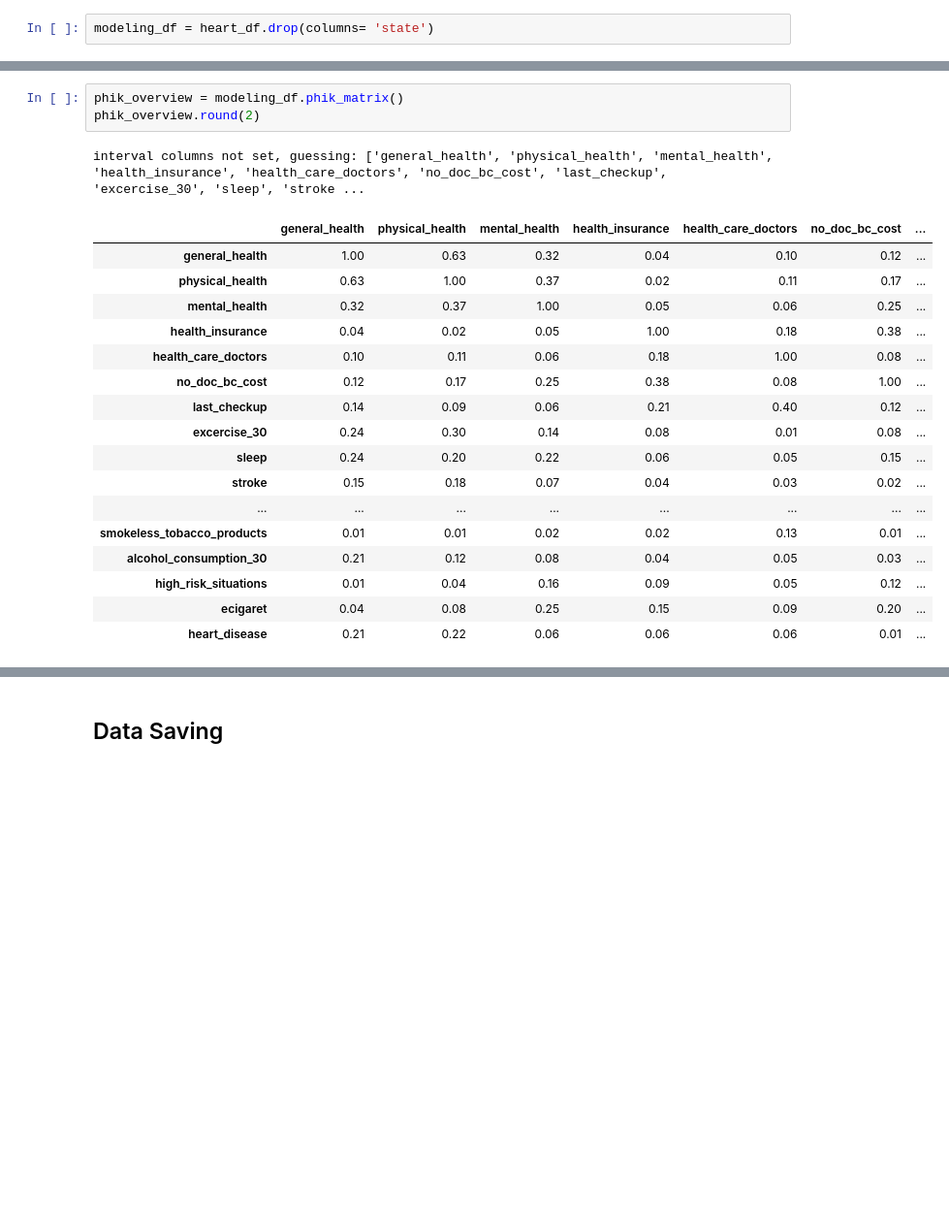
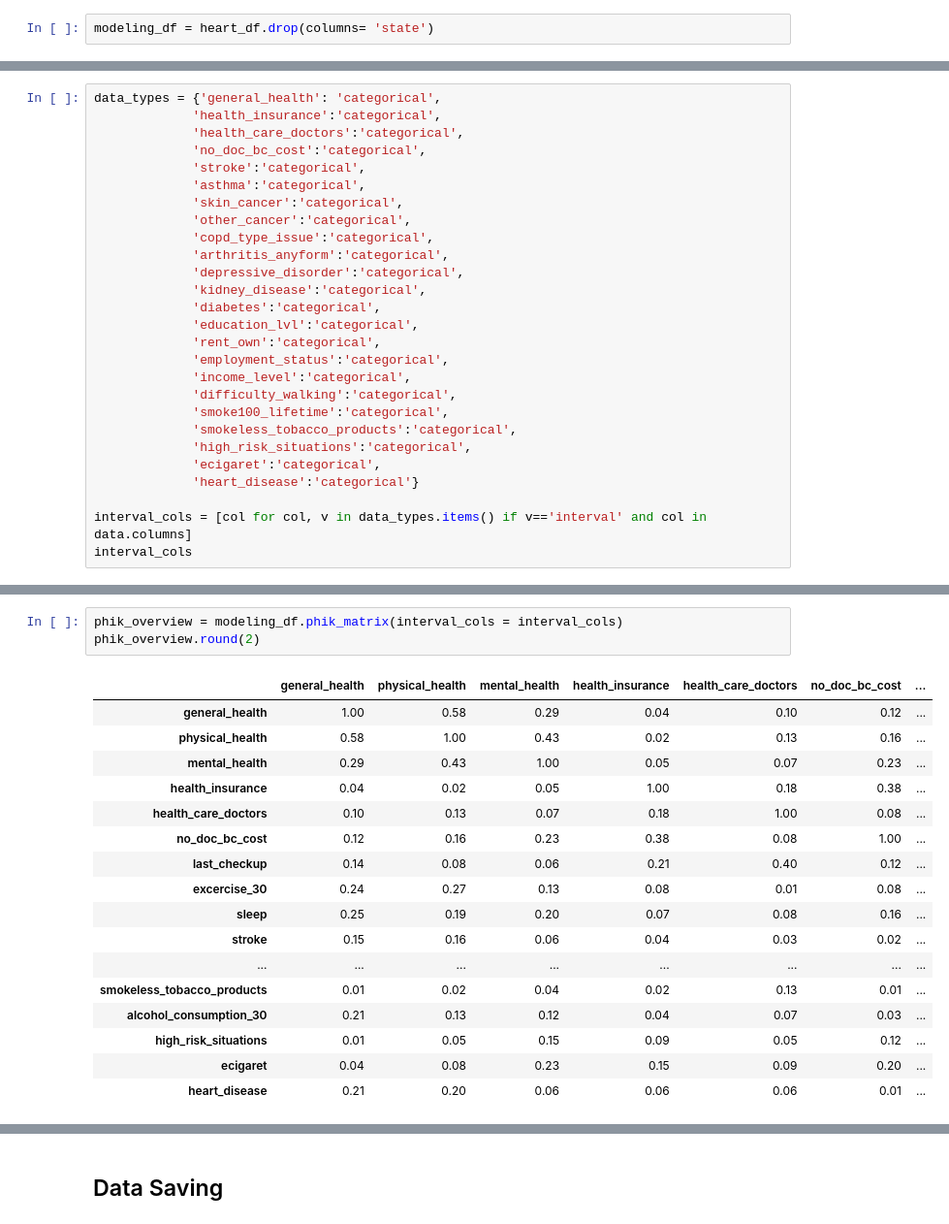
Before and after one commit to xiaohua-su/Heart_Disease, a Jupyter notebook: Heart_disease_eda.ipynb, the cells around one changed output, grey strips where cells are left out. Shown at 97% size. Cells and saved outputs as stored; diff of their text form; blank space fills up the shorter version.

```diff
--- a/Heart_disease_eda.ipynb
+++ b/Heart_disease_eda.ipynb
@@ -1054,0 +1055,27 @@ from phik import report
+# %%
+data_types = {'general_health': 'categorical',
+             'health_insurance':'categorical',
+             'health_care_doctors':'categorical',
+             'no_doc_bc_cost':'categorical',
+             'stroke':'categorical',
+             'asthma':'categorical',
+             'skin_cancer':'categorical',
+             'other_cancer':'categorical',
+             'copd_type_issue':'categorical',
+             'arthritis_anyform':'categorical',
+             'depressive_disorder':'categorical',
+             'kidney_disease':'categorical',
+             'diabetes':'categorical',
+             'education_lvl':'categorical',
+             'rent_own':'categorical',
+             'employment_status':'categorical',
+             'income_level':'categorical',
+             'difficulty_walking':'categorical',
+             'smoke100_lifetime':'categorical',
+             'smokeless_tobacco_products':'categorical',
+             'high_risk_situations':'categorical',
+             'ecigaret':'categorical',
+             'heart_disease':'categorical'}
+
+interval_cols = [col for col, v in data_types.items() if v=='interval' and col in data.columns]
+interval_cols
@@ -1055,25 +1100,24 @@ from phik import report
 # %%
-phik_overview = modeling_df.phik_matrix()
+phik_overview = modeling_df.phik_matrix(interval_cols = interval_cols)
 phik_overview.round(2)
 # %% [output]
-interval columns not set, guessing: ['general_health', 'physical_health', 'mental_health', 'health_insurance', 'health_care_doctors', 'no_doc_bc_cost', 'last_checkup', 'excercise_30', 'sleep', 'stroke ...
 |  | general_health | physical_health | mental_health | health_insurance | health_care_doctors | no_doc_bc_cost | ... |
-| general_health | 1.00 | 0.63 | 0.32 | 0.04 | 0.10 | 0.12 | ... |
-| physical_health | 0.63 | 1.00 | 0.37 | 0.02 | 0.11 | 0.17 | ... |
-| mental_health | 0.32 | 0.37 | 1.00 | 0.05 | 0.06 | 0.25 | ... |
+| general_health | 1.00 | 0.58 | 0.29 | 0.04 | 0.10 | 0.12 | ... |
+| physical_health | 0.58 | 1.00 | 0.43 | 0.02 | 0.13 | 0.16 | ... |
+| mental_health | 0.29 | 0.43 | 1.00 | 0.05 | 0.07 | 0.23 | ... |
 | health_insurance | 0.04 | 0.02 | 0.05 | 1.00 | 0.18 | 0.38 | ... |
-| health_care_doctors | 0.10 | 0.11 | 0.06 | 0.18 | 1.00 | 0.08 | ... |
-| no_doc_bc_cost | 0.12 | 0.17 | 0.25 | 0.38 | 0.08 | 1.00 | ... |
-| last_checkup | 0.14 | 0.09 | 0.06 | 0.21 | 0.40 | 0.12 | ... |
-| excercise_30 | 0.24 | 0.30 | 0.14 | 0.08 | 0.01 | 0.08 | ... |
-| sleep | 0.24 | 0.20 | 0.22 | 0.06 | 0.05 | 0.15 | ... |
-| stroke | 0.15 | 0.18 | 0.07 | 0.04 | 0.03 | 0.02 | ... |
+| health_care_doctors | 0.10 | 0.13 | 0.07 | 0.18 | 1.00 | 0.08 | ... |
+| no_doc_bc_cost | 0.12 | 0.16 | 0.23 | 0.38 | 0.08 | 1.00 | ... |
+| last_checkup | 0.14 | 0.08 | 0.06 | 0.21 | 0.40 | 0.12 | ... |
+| excercise_30 | 0.24 | 0.27 | 0.13 | 0.08 | 0.01 | 0.08 | ... |
+| sleep | 0.25 | 0.19 | 0.20 | 0.07 | 0.08 | 0.16 | ... |
+| stroke | 0.15 | 0.16 | 0.06 | 0.04 | 0.03 | 0.02 | ... |
 | ... | ... | ... | ... | ... | ... | ... | ... |
-| smokeless_tobacco_products | 0.01 | 0.01 | 0.02 | 0.02 | 0.13 | 0.01 | ... |
-| alcohol_consumption_30 | 0.21 | 0.12 | 0.08 | 0.04 | 0.05 | 0.03 | ... |
-| high_risk_situations | 0.01 | 0.04 | 0.16 | 0.09 | 0.05 | 0.12 | ... |
-| ecigaret | 0.04 | 0.08 | 0.25 | 0.15 | 0.09 | 0.20 | ... |
-| heart_disease | 0.21 | 0.22 | 0.06 | 0.06 | 0.06 | 0.01 | ... |
+| smokeless_tobacco_products | 0.01 | 0.02 | 0.04 | 0.02 | 0.13 | 0.01 | ... |
+| alcohol_consumption_30 | 0.21 | 0.13 | 0.12 | 0.04 | 0.07 | 0.03 | ... |
+| high_risk_situations | 0.01 | 0.05 | 0.15 | 0.09 | 0.05 | 0.12 | ... |
+| ecigaret | 0.04 | 0.08 | 0.23 | 0.15 | 0.09 | 0.20 | ... |
+| heart_disease | 0.21 | 0.20 | 0.06 | 0.06 | 0.06 | 0.01 | ... |
 # %%
 plot_correlation_matrix(phik_overview.values,
                         x_labels=phik_overview.columns,
```
Also changed, not shown: parts of 8 cells of this notebook.
